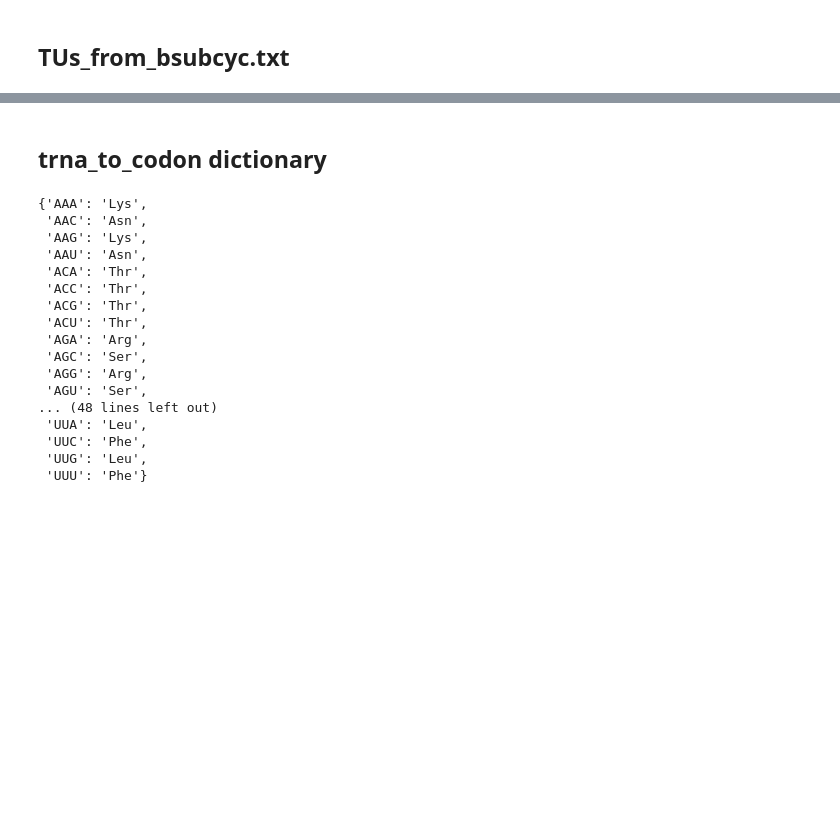
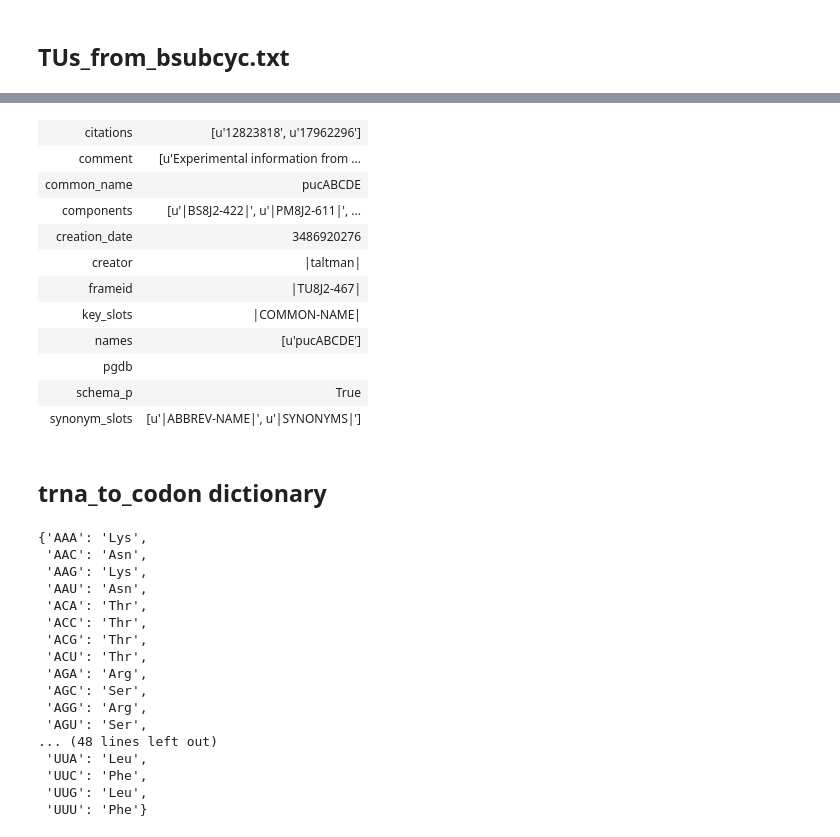
Before and after one commit to jdtibochab/bacillusme, a Jupyter notebook: ecolime/building_data/MetaCyc_dependent_files.ipynb, the cells around one changed output, grey strips where cells are left out. Saved outputs shown, nothing was run; the diff lists cells and outputs as text; code cells hidden in the pictures; blank space fills up the shorter version.

```diff
--- a/ecolime/building_data/MetaCyc_dependent_files.ipynb
+++ b/ecolime/building_data/MetaCyc_dependent_files.ipynb
@@ -64,6 +82,8 @@ for cplx in PROTEINS.instances:
 
 
     genes_of_cplx = pc.PGDB.genes_of_protein(bsub,cplx)
+    gene_ids_of_cplx = frames_to_strlist(genes_of_cplx)
+
     genes_of_cplx_comp = []
     grRule_string = ''
     if genes_of_cplx:
@@ -74,9 +94,11 @@ for cplx in PROTEINS.instances:
                 protein_complexes_dict[cplx_string] = []
             protein_complexes_dict[cplx_string].append(gene_string)
 
+            stoich = ''
+
             genes_of_cplx_comp.append(gene_string)
-            string = string + gene_string + '(' + str() + ')' + ' AND '
-            grRule_string = grRule_string + gene_string + '()' + ' AND '
+            string = string + gene_string + '(' + stoich + ')' + ' AND '
+            grRule_string = grRule_string + gene_string + '(' + stoich + ')' + ' AND '
 
 
         string = string[0:len(string)-5]
@@ -221,0 +258,25 @@ for terminator in bsub.rho_independent_terminators.instances:
+# %%
+TU_to_sigma_dict = dict()
+
+# Get promoter - promoterBOX dict
+promoter_to_promoterBOX_dict = dict()
+
+for promoter in bsub.promoters.instances:
+    promoter_data = pc.PToolsFrame.PFrame.get_frame_data(promoter)
+    promoter_id = frameid_to_str(promoter.frameid)
+    promoterBOXes = promoter_data.promoter_boxes
+    if promoterBOXes:
+        promoterBOX = frameid_to_str(promoterBOXes[0])
+        TUs = promoter_data.component_of
+        if TUs:
+            for TU in TUs:
+                TU_id = frameid_to_str(TU)
+                TU_id = tu_id = TU_id.replace('-','_')
+                if TU_id in TU_to_sigma_dict.keys():
+                    continue
+                else:
+                    try:
+                        TU_to_sigma_dict[TU_id] = promoterBOX_to_sigma_dict[promoterBOX]
+                    except:
+                        TU_to_sigma_dict[TU_id] = 'BSU25200-MONOMER' # No sigma information, assume RpoD
+TU_to_sigma_dict
@@ -258,6 +337,12 @@ for tu_PFrame in TUs.instances:
     tu_id = frameid_to_str(tu_data.frameid)
     tu_id = tu_id.replace('-','_')
 
+    ## Sigma
+    try:
+        sigma = TU_to_sigma_dict[tu_id]
+    except:
+        sigma = 'BSU25200-MONOMER' # No sigma information, assume RpoD
+
     ## Rho
     rho_dependence = 'False' if tu_id in rho_dependent_TUs else 'True'
 
@@ -269,13 +354,28 @@ for tu_PFrame in TUs.instances:
         if feature.qualifiers["locus_tag"][0] == gene_id:
             strand = '+' if feature.location.strand == 1 else '-'
 
-
     ##
-    string = str(tu_id) + '\t' + str(tu_start) + '\t' + str(tu_stop) + '\t' + str(tu_tss) + '\t' + str(strand) + '\t' + rho_dependence + '\t' + 'RpoD_mono' + '\n'
+    tu_id = tu_id + '_from_' + sigma
+    string = str(tu_id) + '\t' + str(tu_start) + '\t' + str(tu_stop) + '\t' + str(tu_tss) + '\t' + str(strand) + '\t' + rho_dependence + '\t' + sigma + '\n'
 
     file.write(string)
 
 file.close()
+# %%
+tu_data
+# %% [output]
+| citations | [u'12823818', u'17962296'] |
+| comment | [u'Experimental information from ... |
+| common_name | pucABCDE |
+| components | [u'|BS8J2-422|', u'|PM8J2-611|', ... |
+| creation_date | 3486920276 |
+| creator | |taltman| |
+| frameid | |TU8J2-467| |
+| key_slots | |COMMON-NAME| |
+| names | [u'pucABCDE'] |
+| pgdb |  |
+| schema_p | True |
+| synonym_slots | [u'|ABBREV-NAME|', u'|SYNONYMS|'] |
 # %% [markdown]
 ## trna_to_codon dictionary
 # %%
```
Also changed, not shown: parts of 8 cells of this notebook, 24 other files.
